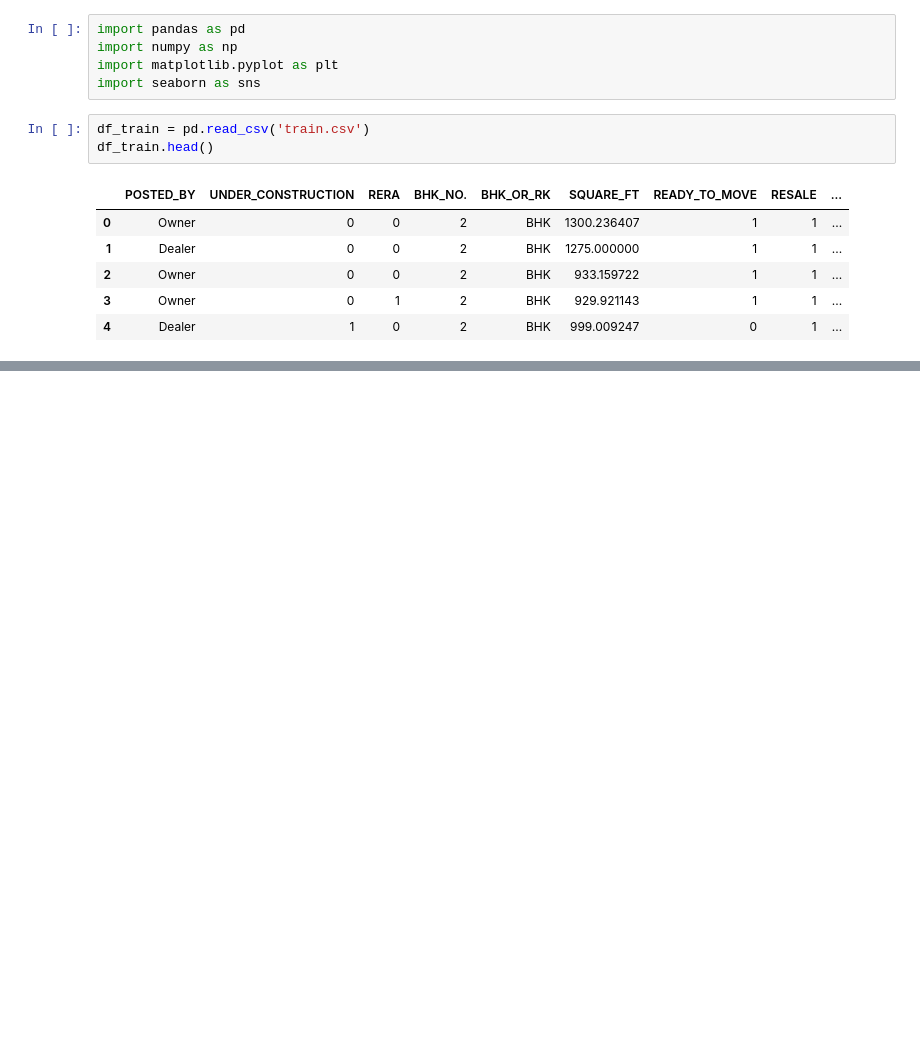
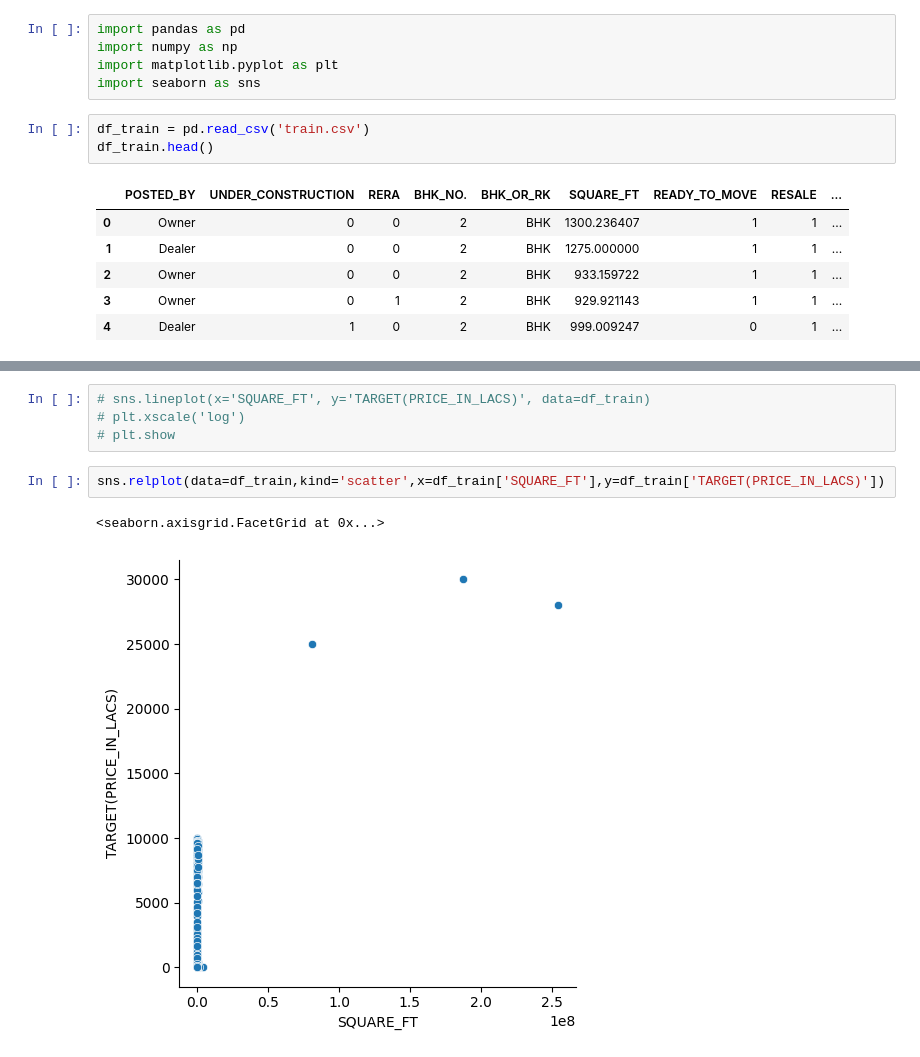
Before and after one commit to VinayakFTW/house_price_prediction, a Jupyter notebook: preprocess.ipynb, the cells around one changed output, grey strips where cells are left out. Saved outputs shown, nothing was run; the diff lists cells and outputs as text; blank space fills up the shorter version.

```diff
--- a/preprocess.ipynb
+++ b/preprocess.ipynb
@@ -16 +68,10 @@ df_train.head()
+# %%
+# sns.lineplot(x='SQUARE_FT', y='TARGET(PRICE_IN_LACS)', data=df_train)
+# plt.xscale('log')
+# plt.show
+# %%
+sns.relplot(data=df_train,kind='scatter',x=df_train['SQUARE_FT'],y=df_train['TARGET(PRICE_IN_LACS)'])
+# %% [output]
+<seaborn.axisgrid.FacetGrid at 0x...>
+[figure, added]
 # %%
```
Also changed, not shown: parts of 16 cells of this notebook, 3 other files.
